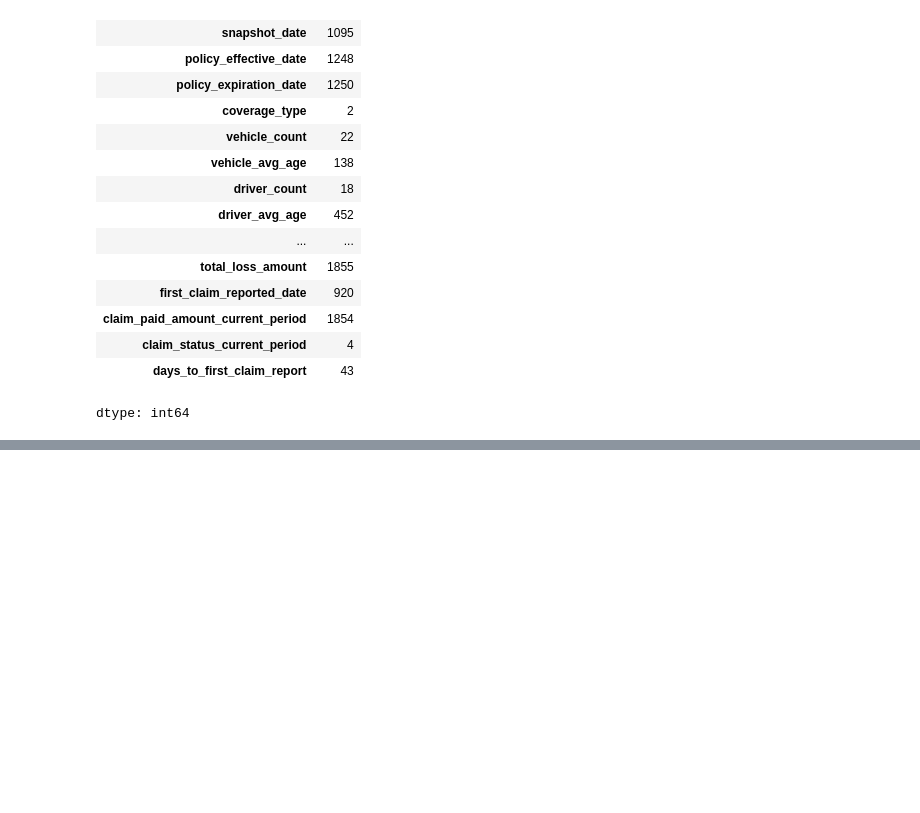
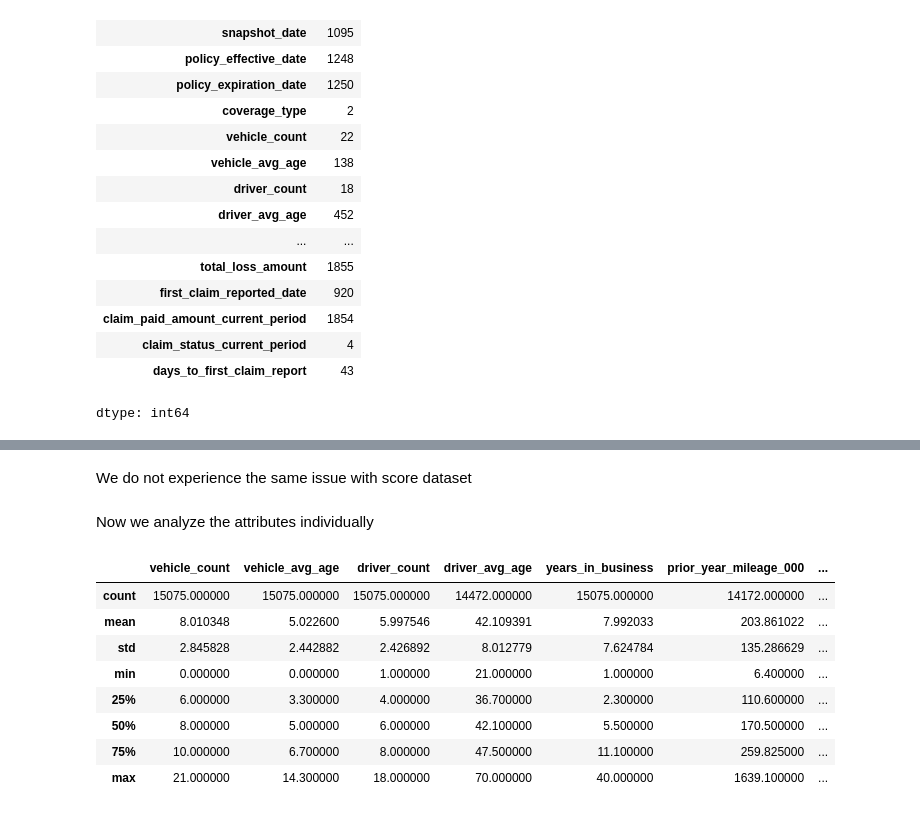
Before and after one commit to MatoBebej/Data_analyst_task, a Jupyter notebook: risk_scorer.ipynb, the cells around one changed output, grey strips where cells are left out. Saved outputs shown, nothing was run; the diff lists cells and outputs as text; code cells hidden in the pictures; blank space fills up the shorter version.

```diff
--- a/risk_scorer.ipynb
+++ b/risk_scorer.ipynb
@@ -147,0 +199,16 @@ dtype: int64
+# %% [markdown]
+We do not experience the same issue with score dataset
+# %% [markdown]
+Now we analyze the attributes individually
+# %%
+df2.describe()
+# %% [output]
+|  | vehicle_count | vehicle_avg_age | driver_count | driver_avg_age | years_in_business | prior_year_mileage_000 | ... |
+| count | 15075.000000 | 15075.000000 | 15075.000000 | 14472.000000 | 15075.000000 | 14172.000000 | ... |
+| mean | 8.010348 | 5.022600 | 5.997546 | 42.109391 | 7.992033 | 203.861022 | ... |
+| std | 2.845828 | 2.442882 | 2.426892 | 8.012779 | 7.624784 | 135.286629 | ... |
+| min | 0.000000 | 0.000000 | 1.000000 | 21.000000 | 1.000000 | 6.400000 | ... |
+| 25% | 6.000000 | 3.300000 | 4.000000 | 36.700000 | 2.300000 | 110.600000 | ... |
+| 50% | 8.000000 | 5.000000 | 6.000000 | 42.100000 | 5.500000 | 170.500000 | ... |
+| 75% | 10.000000 | 6.700000 | 8.000000 | 47.500000 | 11.100000 | 259.825000 | ... |
+| max | 21.000000 | 14.300000 | 18.000000 | 70.000000 | 40.000000 | 1639.100000 | ... |
```
Also changed, not shown: parts of 14 cells of this notebook.
